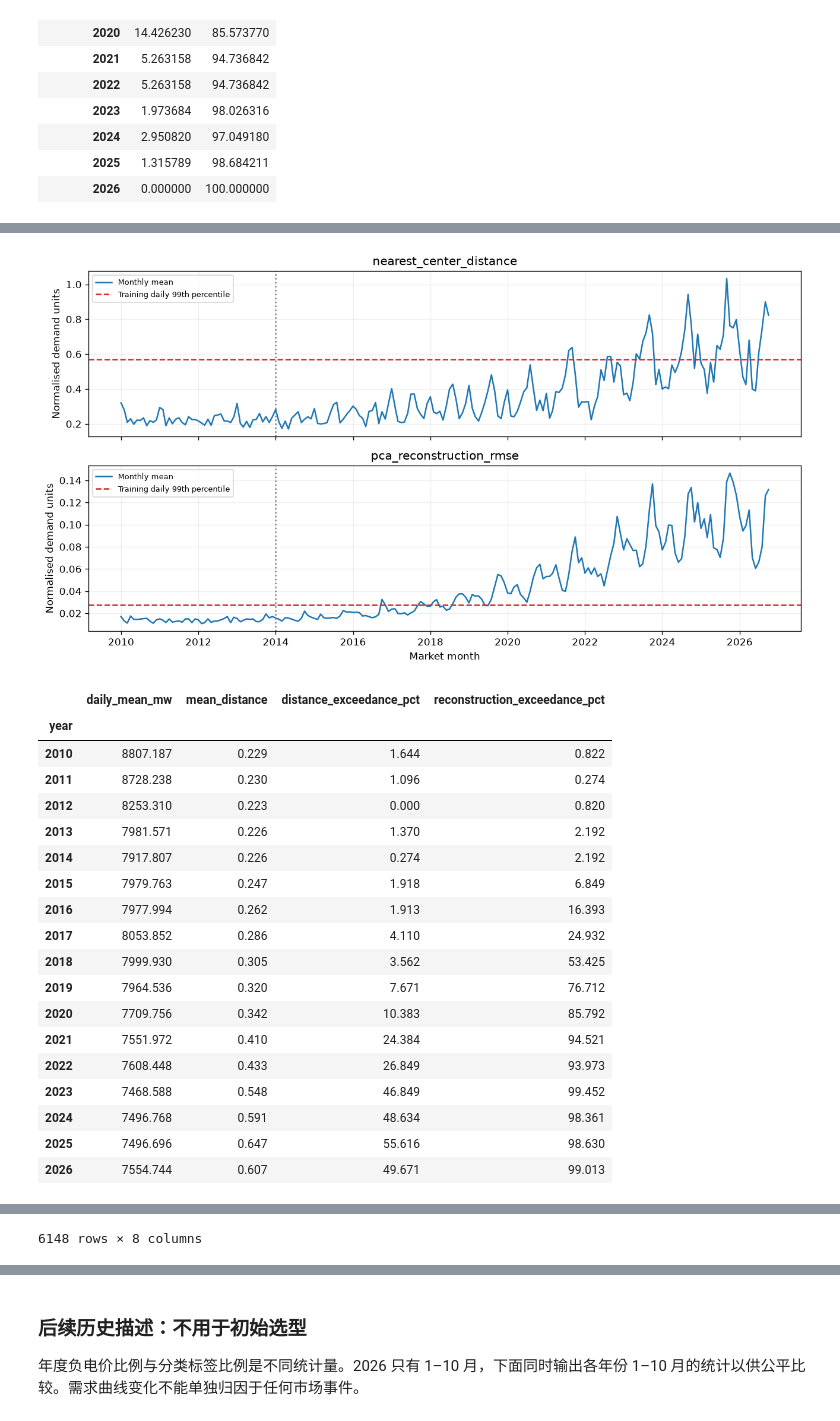
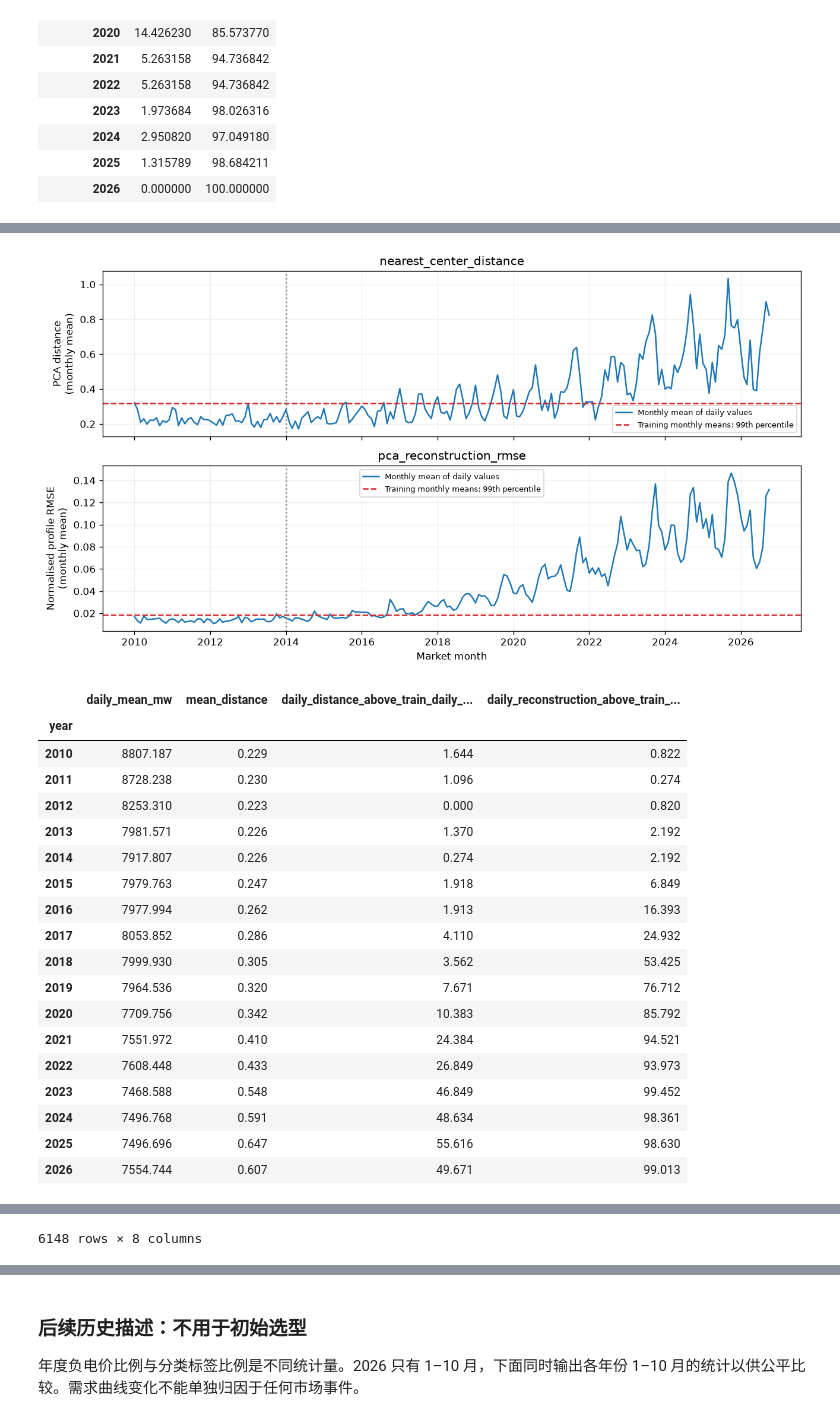
Before and after one commit to tuzzzzi/comp9417_project_kit, a Jupyter notebook: eda_day_types.ipynb, the cells around one changed output, grey strips where cells are left out. Cells and saved outputs as stored; diff of their text form; code cells hidden in the pictures.

Commit message:
Fix price label equality and align monthly distance comparisons

```diff
--- a/eda_day_types.ipynb
+++ b/eda_day_types.ipynb
@@ -53,14 +55,16 @@ df['year'] = df.day.dt.year
 df['weekday'] = df.day.dt.day_of_week
 df['month'] = df.day.dt.month
 df['season'] = df.month.map({12:'Summer',1:'Summer',2:'Summer',3:'Autumn',4:'Autumn',5:'Autumn',6:'Winter',7:'Winter',8:'Winter',9:'Spring',10:'Spring',11:'Spring'})
-means = df.groupby('day').nsw_price.mean()
+# Match the official Series.mean() reduction exactly, including equality cases.
+means = df.groupby('day').nsw_price.agg(lambda prices: prices.mean())
 df['previous_mean_price'] = df.day.map(means.shift(1))
 df['y_up'] = (df.nsw_price > df.previous_mean_price).astype('Int64')
 df.loc[df.previous_mean_price.isna(), 'y_up'] = pd.NA
 train = df.loc[df.year.between(2010, 2013)].copy()
-for target in ['2010-01-02', '2014-01-01', '2024-02-29', '2026-10-31']:
+for target in ['2010-01-02', '2014-01-01', '2024-02-29', '2026-10-31', '2017-05-14']:
     official = da.targets(df, target)
     np.testing.assert_array_equal(df.loc[official.index, 'y_up'].to_numpy(dtype=int), official.nsw_price_up)
+assert df.loc[pd.Timestamp('2017-05-14 18:30'), 'y_up'] == 0
 audit = {'rows':len(df), 'market_days':df.day.nunique(), 'first':str(df.index.min()), 'last':str(df.index.max()),
          'training_rows':len(train), 'training_days':train.day.nunique(), 'missing_raw':int(raw.isna().sum().sum())}
 print(audit)
@@ -331,30 +346,42 @@ display(pd.crosstab(matched.year,matched.shape_cluster,normalize='index')*100)
 # %%
 pca, km = fitted['shape']['pca'], fitted['shape']['kmeans']
 x = representations['shape'].to_numpy()
 z = pca.transform(x)
+metrics = ['nearest_center_distance', 'pca_reconstruction_rmse']
 assignments['nearest_center_distance'] = km.transform(z).min(axis=1)
-assignments['pca_reconstruction_rmse'] = np.sqrt(np.mean((x-pca.inverse_transform(z))**2,axis=1))
-thresholds = {}
-for col in ['nearest_center_distance','pca_reconstruction_rmse']:
-    thresholds[col] = float(assignments.loc[training_days,col].quantile(.99))
-    assignments[col+'_above_train_q99'] = assignments[col] > thresholds[col]
-fig, axes = plt.subplots(2,1,figsize=(11,6),sharex=True)
-for ax,col in zip(axes,['nearest_center_distance','pca_reconstruction_rmse']):
-    month_mean = assignments[col].resample('MS').mean()
-    ax.plot(month_mean.index,month_mean,label='Monthly mean')
-    ax.axhline(thresholds[col],color='tab:red',ls='--',label='Training daily 99th percentile')
-    ax.axvline(pd.Timestamp('2014-01-01'),color='grey',ls=':')
-    ax.set(ylabel='Normalised demand units',title=col); ax.legend(fontsize=8)
-axes[-1].set_xlabel('Market month'); show_plot()
-year_stats = assignments.groupby('year').agg(daily_mean_mw=('daily_mean_mw','mean'),
-    mean_distance=('nearest_center_distance','mean'),
-    distance_exceedance_pct=('nearest_center_distance_above_train_q99',lambda x:100*x.mean()),
-    reconstruction_exceedance_pct=('pca_reconstruction_rmse_above_train_q99',lambda x:100*x.mean()))
-display((year_stats).round(3))
+assignments['pca_reconstruction_rmse'] = np.sqrt(np.mean((x-pca.inverse_transform(z))**2, axis=1))
+
+# Daily thresholds are used ONLY for daily exceedance rates in the yearly table.
+daily_thresholds = {col: float(assignments.loc[training_days, col].quantile(.99)) for col in metrics}
+for col in metrics:
+    assignments[col+'_above_train_daily_q99'] = assignments[col] > daily_thresholds[col]
+
+# The graph uses monthly means on BOTH sides of the comparison.
+monthly_metrics = assignments[metrics].resample('MS').mean()
+training_months = monthly_metrics.index.year <= 2013
+assert training_months.sum() == 48
+monthly_thresholds = {col: float(monthly_metrics.loc[training_months, col].quantile(.99)) for col in metrics}
+fig, axes = plt.subplots(2, 1, figsize=(11, 6), sharex=True)
+for ax, col in zip(axes, metrics):
+    ax.plot(monthly_metrics.index, monthly_metrics[col], label='Monthly mean of daily values')
+    ax.axhline(monthly_thresholds[col], color='tab:red', ls='--', label='Training monthly means: 99th percentile')
+    ax.axvline(pd.Timestamp('2014-01-01'), color='grey', ls=':')
+    ylabel = 'PCA distance\n(monthly mean)' if col == 'nearest_center_distance' else 'Normalised profile RMSE\n(monthly mean)'
+    ax.set(ylabel=ylabel, title=col)
+    ax.legend(fontsize=8)
+axes[-1].set_xlabel('Market month')
+show_plot()
+year_stats = assignments.groupby('year').agg(
+    daily_mean_mw=('daily_mean_mw', 'mean'),
+    mean_distance=('nearest_center_distance', 'mean'),
+    daily_distance_above_train_daily_q99_pct=('nearest_center_distance_above_train_daily_q99', lambda x: 100*x.mean()),
+    daily_reconstruction_above_train_daily_q99_pct=('pca_reconstruction_rmse_above_train_daily_q99', lambda x: 100*x.mean()))
+display(year_stats.round(3))
+display(pd.DataFrame({'daily_q99': daily_thresholds, 'monthly_mean_q99': monthly_thresholds}))
 display(assignments)
 # %% [output]
-[figure, old version]
+[figure, new version]
-|  | daily_mean_mw | mean_distance | distance_exceedance_pct | reconstruction_exceedance_pct |
+|  | daily_mean_mw | mean_distance | daily_distance_above_train_daily_... | daily_reconstruction_above_train_... |
 | year |  |  |  |  |
 | 2010 | 8807.187 | 0.229 | 1.644 | 0.822 |
 | 2011 | 8728.238 | 0.230 | 1.096 | 0.274 |
```
Also changed, not shown: parts of 8 cells of this notebook.
